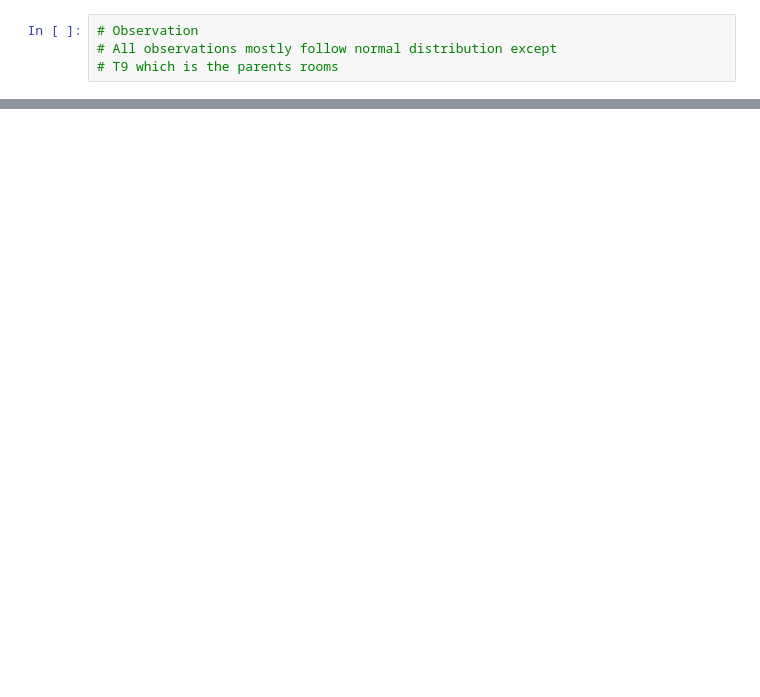
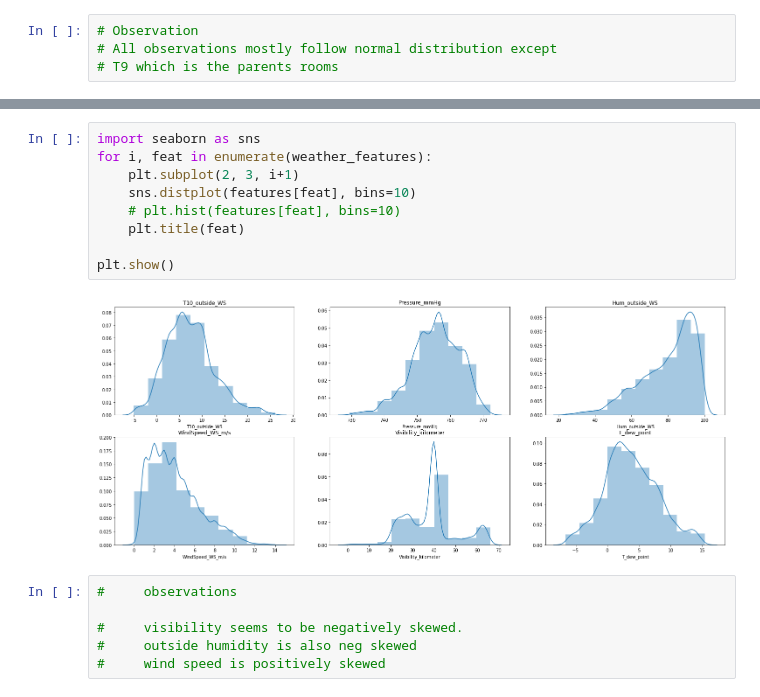
Before and after one commit to fahadalisarwar1/energy, a Jupyter notebook: analysis.ipynb, the cells around one changed output, grey strips where cells are left out. Saved outputs shown, nothing was run; the diff lists cells and outputs as text; blank space fills up the shorter version.

```diff
--- a/analysis.ipynb
+++ b/analysis.ipynb
@@ -293,0 +319,17 @@ plt.show()
+# %%
+import seaborn as sns
+for i, feat in enumerate(weather_features):
+    plt.subplot(2, 3, i+1)
+    sns.distplot(features[feat], bins=10)
+    # plt.hist(features[feat], bins=10)
+    plt.title(feat)
+
+plt.show()
+# %% [output]
+[figure, added]
+# %%
+#     observations
+
+#     visibility seems to be negatively skewed.
+#     outside humidity is also neg skewed
+#     wind speed is positively skewed
```
Also changed, not shown: parts of 11 cells of this notebook.
